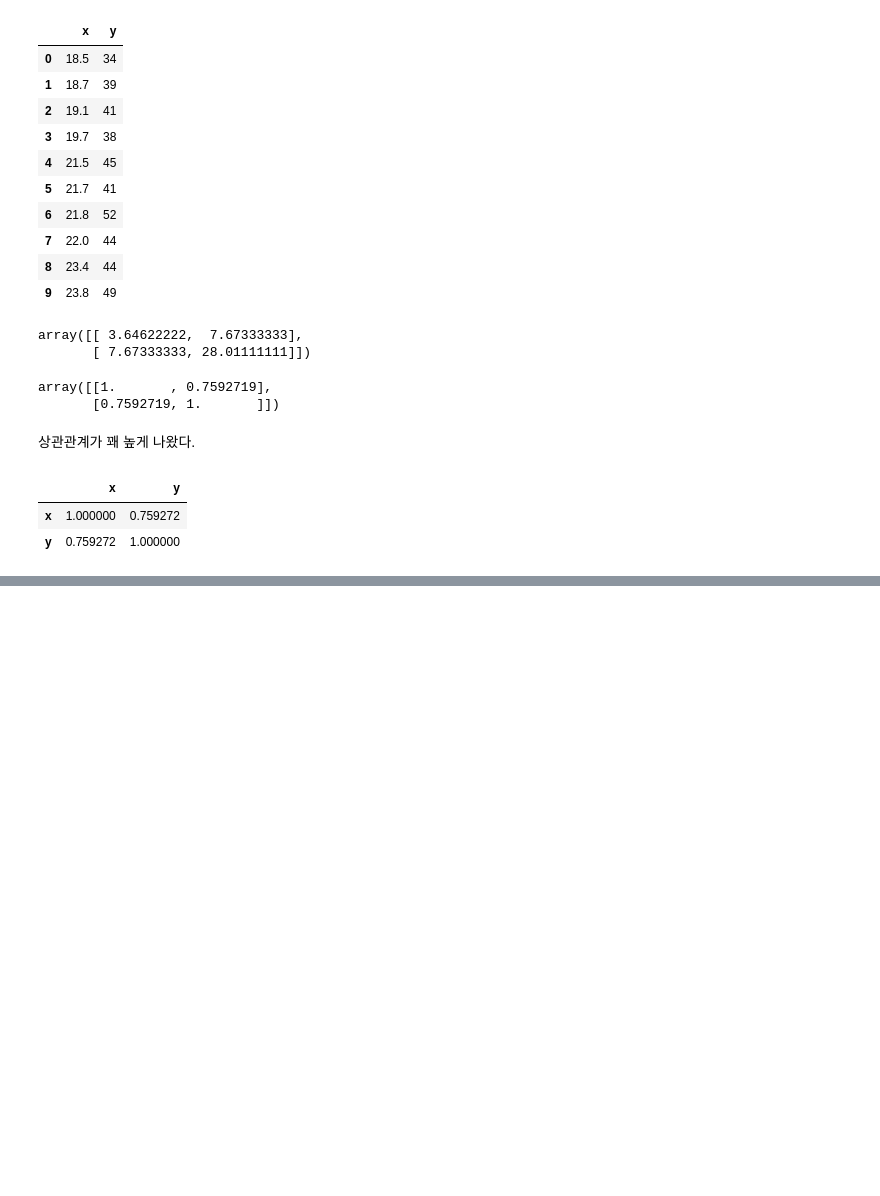
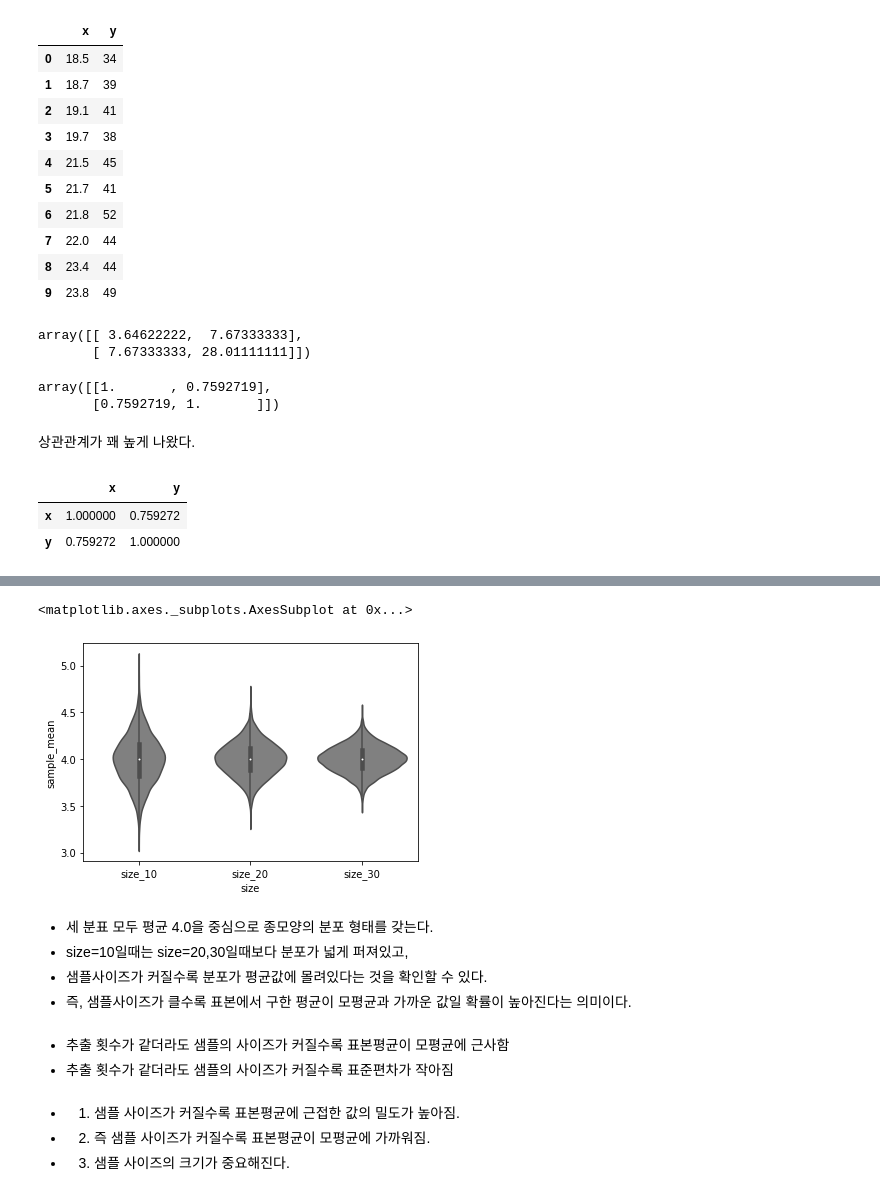
Before and after one commit to zzwony/Start_0920, a Jupyter notebook: 12_19_통계1.ipynb, the cells around one changed output, grey strips where cells are left out. Cells and saved outputs as stored; diff of their text form; code cells hidden in the pictures; blank space fills up the shorter version.

```diff
--- a/12_19_통계1.ipynb
+++ b/12_19_통계1.ipynb
@@ -323,0 +413,19 @@ cov_data.corr()
+# %%
+# 샘플사이즈 10
+size_10 = cal_sample_mean(size=10, n_trial=10000)
+size_10_df = pd.DataFrame({'sample_mean':size_10,
+                           'size':np.tile('size_10', 10000)})
+
+# 샘플사이즈 20
+size_20 = cal_sample_mean(size=20, n_trial=10000)
+size_20_df = pd.DataFrame({'sample_mean':size_20,
+                           'size':np.tile('size_20', 10000)})
+
+# 샘플사이즈 30
+size_30 = cal_sample_mean(size=30, n_trial=10000)
+size_30_df = pd.DataFrame({'sample_mean':size_30,
+                           'size':np.tile('size_30', 10000)})
+
+# 종합
+sim_result = pd.concat([size_10_df, size_20_df, size_30_df])
+sim_result
@@ -323,0 +446,19 @@ cov_data.corr()
+# %%
+# Q. sim_result로 바이올린 플롯을 그리고 3개 그룹에 대한 인사이트를 기술하세요.
+sns.violinplot(x='size', y='sample_mean',
+               data=sim_result, color='gray')
+# %% [output]
+<matplotlib.axes._subplots.AxesSubplot at 0x...>
+[figure, added]
+# %% [markdown]
+- 세 분표 모두 평균 4.0을 중심으로 종모양의 분포 형태를 갖는다.
+- size=10일때는 size=20,30일때보다 분포가 넓게 퍼져있고,
+- 샘플사이즈가 커질수록 분포가 평균값에 몰려있다는 것을 확인할 수 있다.
+- 즉, 샘플사이즈가 클수록 표본에서 구한 평균이 모평균과 가까운 값일 확률이 높아진다는 의미이다.
+# %% [markdown]
+- 추출 횟수가 같더라도 샘플의 사이즈가 커질수록 표본평균이 모평균에 근사함
+- 추출 횟수가 같더라도 샘플의 사이즈가 커질수록 표준편차가 작아짐
+# %% [markdown]
+- 1. 샘플 사이즈가 커질수록 표본평균에 근접한 값의 밀도가 높아짐.
+- 2. 즉 샘플 사이즈가 커질수록 표본평균이 모평균에 가까워짐.
+- 3. 샘플 사이즈의 크기가 중요해진다.
```
Also changed, not shown: parts of 62 cells of this notebook.
